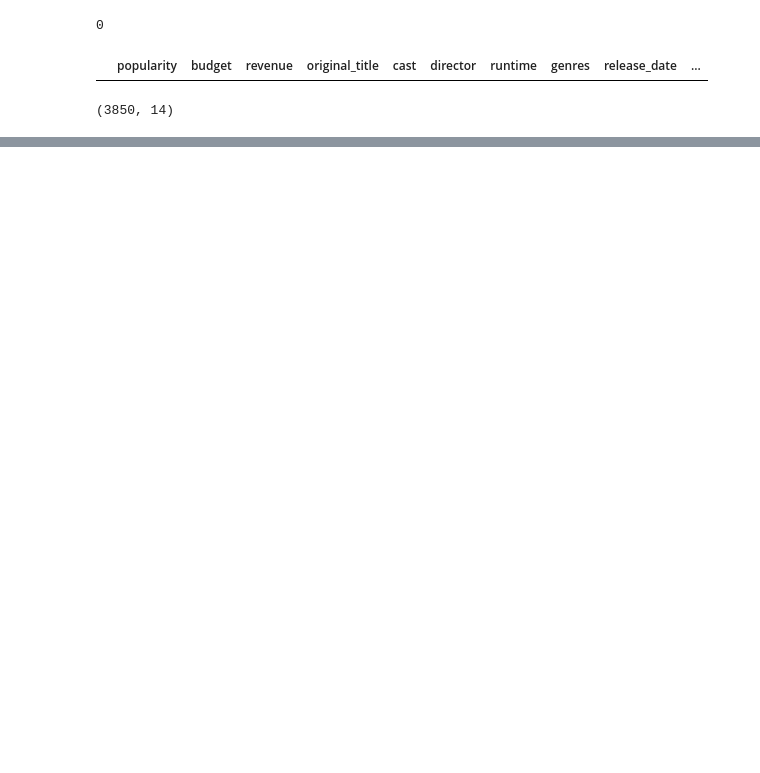
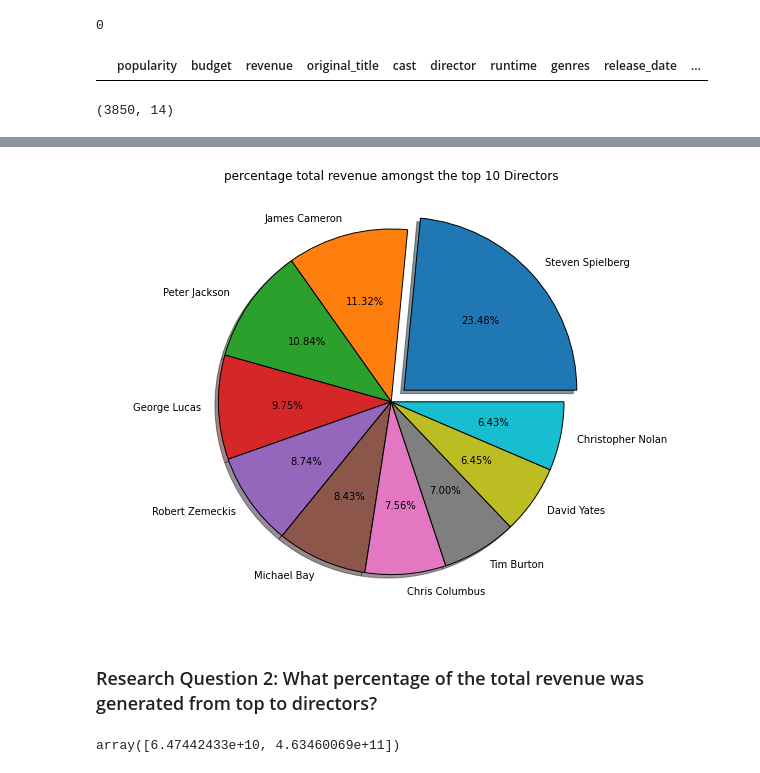
Before and after one commit to mccollins001/Investigate_movie_dataset, a Jupyter notebook: Investigate_movie_dataset.ipynb, the cells around one changed output, grey strips where cells are left out. Cells and saved outputs as stored; diff of their text form; code cells hidden in the pictures; blank space fills up the shorter version.

```diff
--- a/Investigate_movie_dataset.ipynb
+++ b/Investigate_movie_dataset.ipynb
@@ -175,0 +200,6 @@ mv_copy.shape
+# %%
+#grouping top 10 directors according to revenue
+best_dir = mv_copy.groupby('director')['revenue_adj'].sum().sort_values(ascending = False)
+best_dir10 = best_dir[:10]
+best_dir_rest = best_dir[10:]
+best_dir10
@@ -175,0 +219,26 @@ mv_copy.shape
+# %%
+#piechart of top 5 directors by total revenue generated
+fig = plt.figure(figsize = (8,6))
+ax = fig.add_axes([0,0,1,1])
+ax.axis('equal')
+directors = ['Steven Spielberg ', 'James Cameron', 'Peter Jackson  ', 'George Lucas', 'Robert Zemeckis','Michael Bay', 'Chris Columbus ', 'Tim Burton','David Yates', 'Christopher Nolan']
+exp = [0.1,0,0,0,0,0,0,0,0,0]
+revenue = best_dir10
+ax.pie(revenue, labels = directors,autopct='%1.2f%%', explode = exp, wedgeprops = {'edgecolor' : 'black'}, shadow = True)
+plt.title("percentage total revenue amongst the top 10 Directors")
+plt.show()
+# %% [output]
+[figure, added]
+# %% [markdown]
+### Research Question 2: What percentage of the total revenue was generated from top to directors?
+# %%
+best_dir10_sum = best_dir10.sum()
+best_dir_rest_sum = best_dir_rest.sum()
+#making sure adding first 10 and the rest == total bet_dir series
+assert best_dir10_sum + best_dir_rest_sum == best_dir.sum()
+
+# getting the value of both in a list
+best_dir_both = np.array([best_dir10_sum,best_dir_rest_sum])
+best_dir_both
+# %% [output]
+array([6.47442433e+10, 4.63460069e+11])
```
Also changed, not shown: parts of 24 cells of this notebook.
